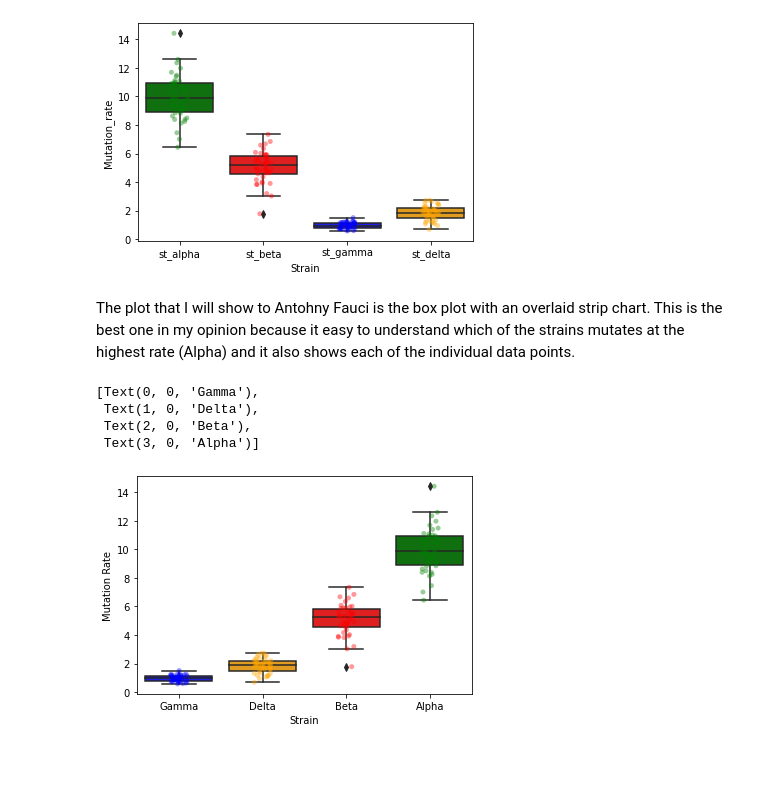
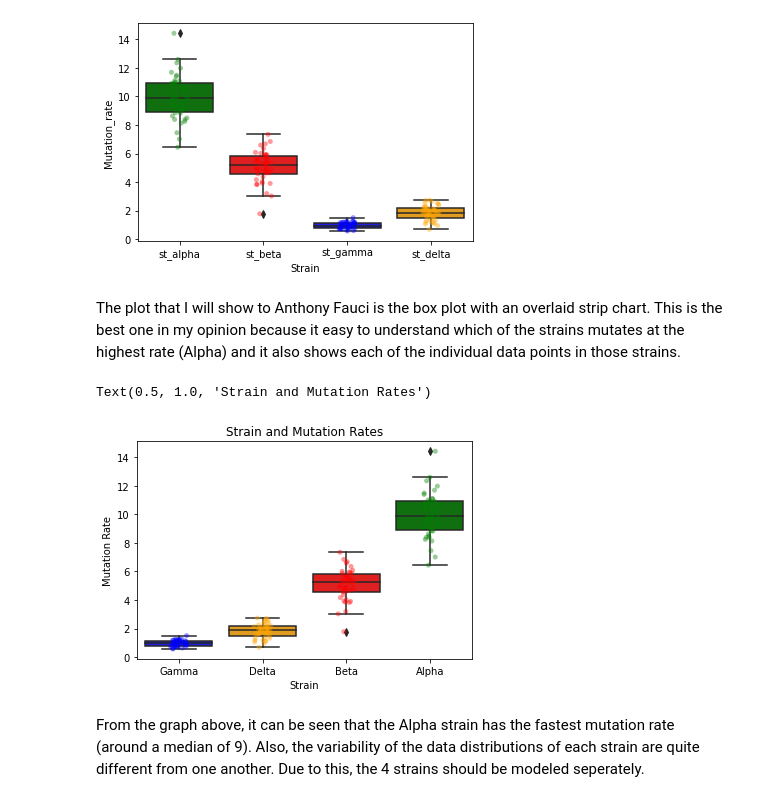
Before and after one commit to mohammedfmehboob/PythonTutorials, a Jupyter notebook: Exercise7.ipynb, the cells around one changed output. Saved outputs shown, nothing was run; the diff lists cells and outputs as text; code cells hidden in the pictures; blank space fills up the shorter version.

```diff
--- a/Exercise7.ipynb
+++ b/Exercise7.ipynb
@@ -76,27 +76,27 @@ sns.stripplot(data=the_Data, x="Strain", y="Mutation_rate",
 <AxesSubplot:xlabel='Strain', ylabel='Mutation_rate'>
 [figure]
 # %% [markdown]
-The plot that I will show to Antohny Fauci is the box plot with an overlaid strip chart. This is the best one in my opinion because it easy to understand which of the strains mutates at the highest rate (Alpha) and it also shows each of the individual data points.
+The plot that I will show to Anthony Fauci is the box plot with an overlaid strip chart. This is the best one in my opinion because it easy to understand which of the strains mutates at the highest rate (Alpha) and it also shows each of the individual data points in those strains.
 # %%
 box = sns.boxplot(data=the_Data, x="Strain", y="Mutation_rate",
             palette = ["blue", "orange", "red", "green"],
             order = ["st_gamma" , "st_delta", "st_beta",
                      "st_alpha"]
            )
 strip_plot= sns.stripplot(data=the_Data, x="Strain",
               y="Mutation_rate",
               alpha = 0.4,
               palette = ["blue", "orange", "red", "green"],
               order = ["st_gamma" , "st_delta", "st_beta",
                        "st_alpha"])
 box.set_ylabel("Mutation Rate")
 strip_plot.set_ylabel("Mutation Rate")
 box.set_xticklabels( ("Gamma", "Delta", "Beta", "Alpha"))
 strip_plot.set_xticklabels( ("Gamma", "Delta", "Beta",
                              "Alpha"))
+plt.title("Strain and Mutation Rates")
 # %% [output]
-[Text(0, 0, 'Gamma'),
- Text(1, 0, 'Delta'),
- Text(2, 0, 'Beta'),
- Text(3, 0, 'Alpha')]
+Text(0.5, 1.0, 'Strain and Mutation Rates')
-[figure, old version]
+[figure, new version]
+# %% [markdown]
+From the graph above, it can be seen that the Alpha strain has the fastest mutation rate (around a median of 9). Also, the variability of the data distributions of each strain are quite different from one another. Due to this, the 4 strains should be modeled seperately.
```
Also changed, not shown: parts of 1 cell of this notebook.
